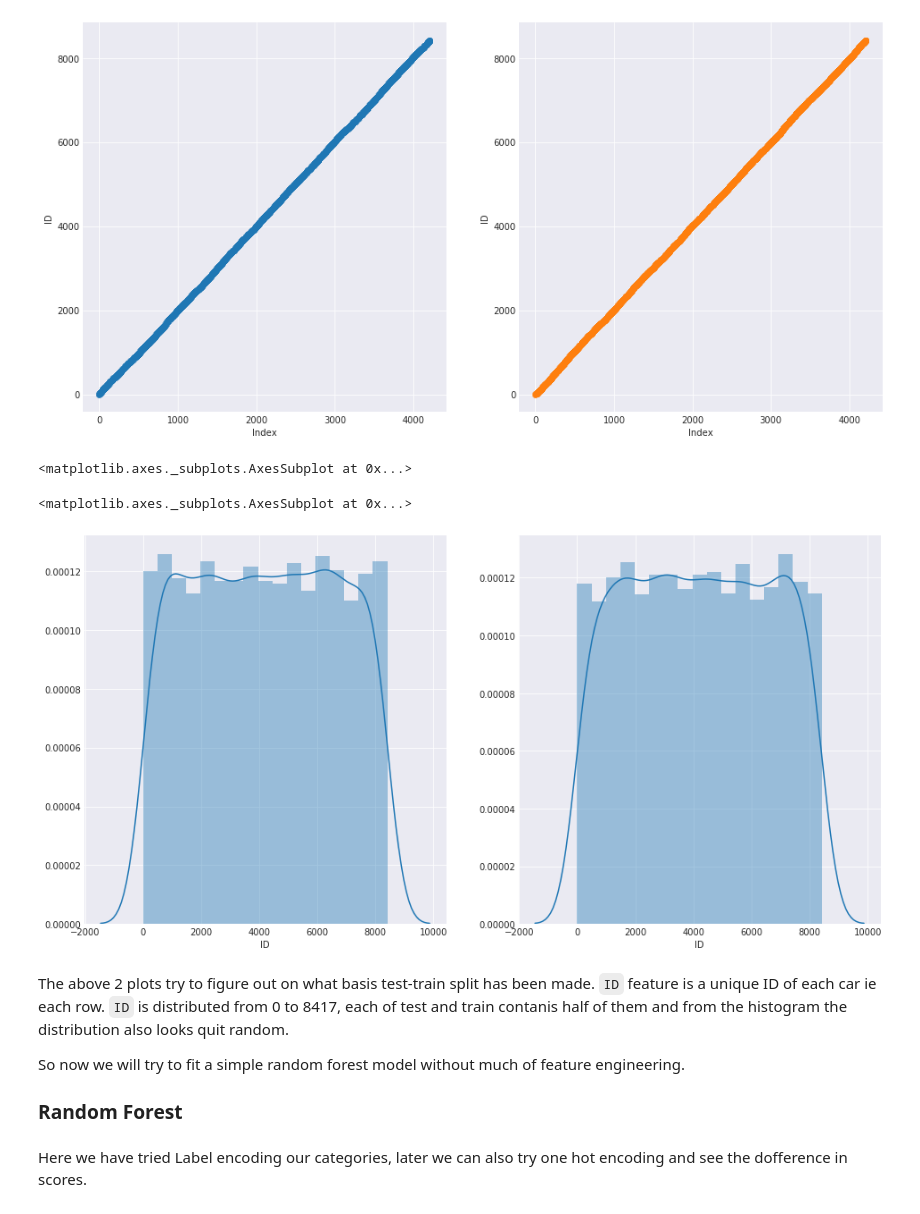
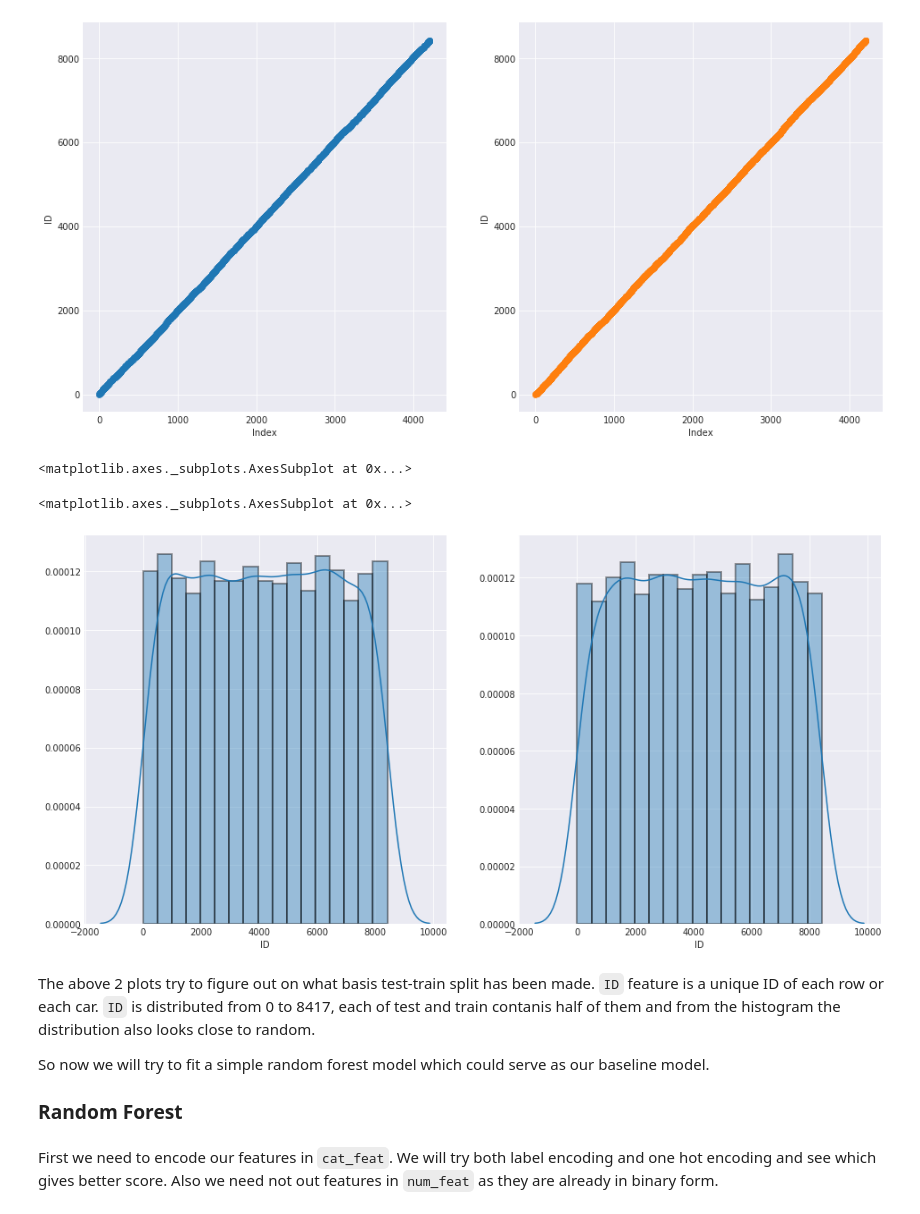
Before and after one commit to skakshay/Merc-Benz-Manufacturing, a Jupyter notebook: nb1.ipynb, the cells around one changed output. Cells and saved outputs as stored; diff of their text form; code cells hidden in the pictures.

Commit message:
encoding,RF

```diff
--- a/nb1.ipynb
+++ b/nb1.ipynb
@@ -319,18 +341,20 @@ _=ax0.set_xlabel('Index')
 [figure]
 # %%
 _,ax = plt.subplots(ncols=2, figsize=(16,8))
-sns.distplot(train1['ID'], ax=ax[0])
-sns.distplot(test['ID'], ax=ax[1])
+sns.distplot(train1['ID'], ax=ax[0], hist_kws=dict(edgecolor="k", linewidth=2))
+sns.distplot(test['ID'], ax=ax[1], hist_kws=dict(edgecolor="k", linewidth=2))
 # %% [output]
 <matplotlib.axes._subplots.AxesSubplot at 0x...>
 <matplotlib.axes._subplots.AxesSubplot at 0x...>
-[figure, old version]
+[figure, new version]
 # %% [markdown]
-The above 2 plots try to figure out on what basis test-train split has been made. `ID` feature is a unique ID of each car ie each row. `ID` is distributed from 0 to 8417, each of test and train contanis half of them and from the histogram the distribution also looks quit random.
+The above 2 plots try to figure out on what basis test-train split has been made. `ID` feature is a unique ID of each row or each car. `ID` is distributed from 0 to 8417, each of test and train contanis half of them and from the histogram the distribution also looks close to random.
 
-So now we will try to fit a simple random forest model without much of feature engineering.
+So now we will try to fit a simple random forest model which could serve as our baseline model.
 
 ### Random Forest
+# %% [markdown]
+First we need to encode our features in `cat_feat`. We will try both label encoding and one hot encoding and see which gives better score. Also we need not out features in `num_feat` as they are already in binary form.
 # %%
 # first label encode our cat_feat
 encoder = LabelEncoder()
@@ -347,2 +370,0 @@ test2 = train_test1.loc[train1.shape[0]:, :]
-# %% [markdown]
-Here we have tried Label encoding our categories, later we can also try one hot encoding and see the dofference in scores.
```
Also changed, not shown: parts of 18 cells of this notebook.
